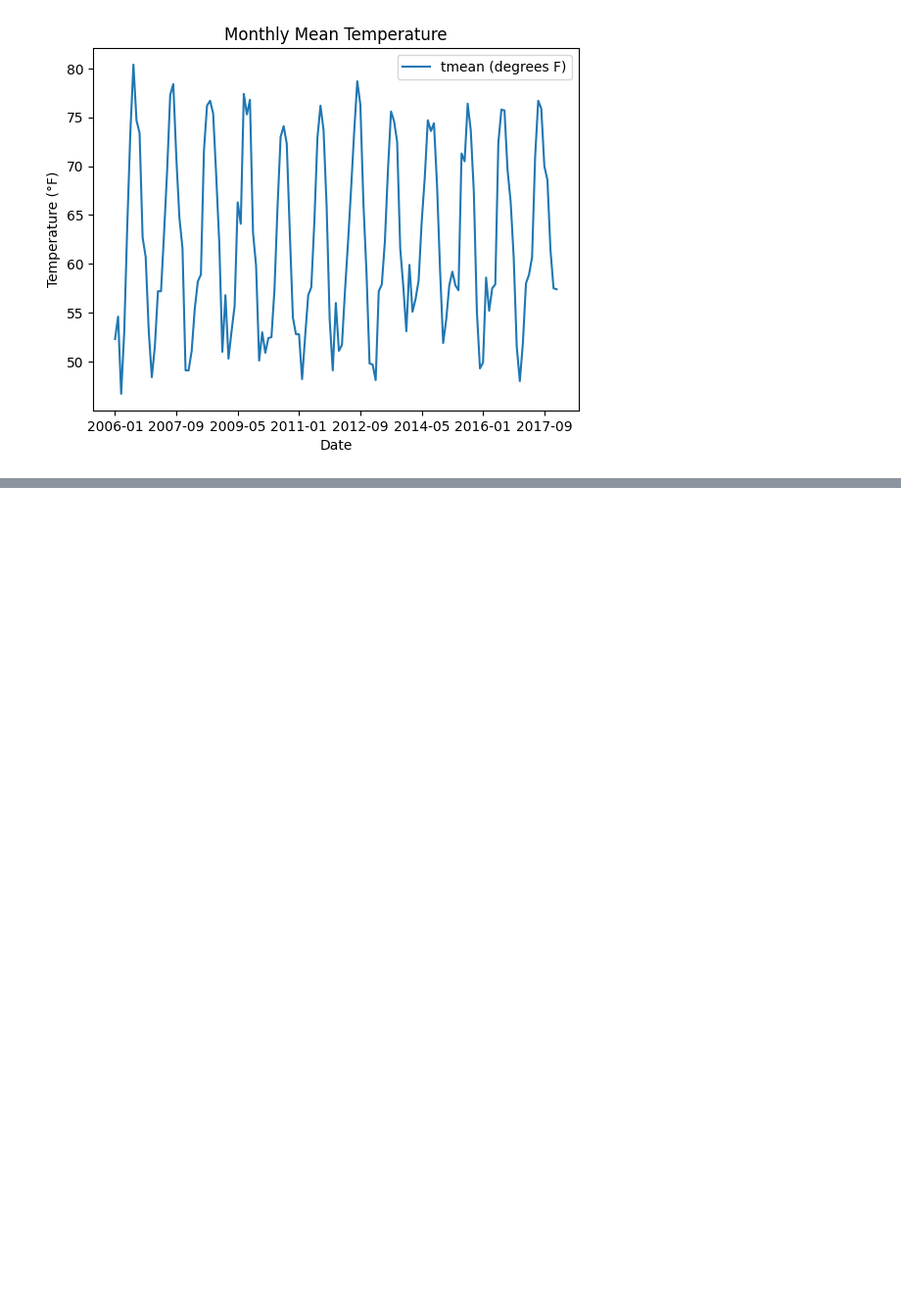
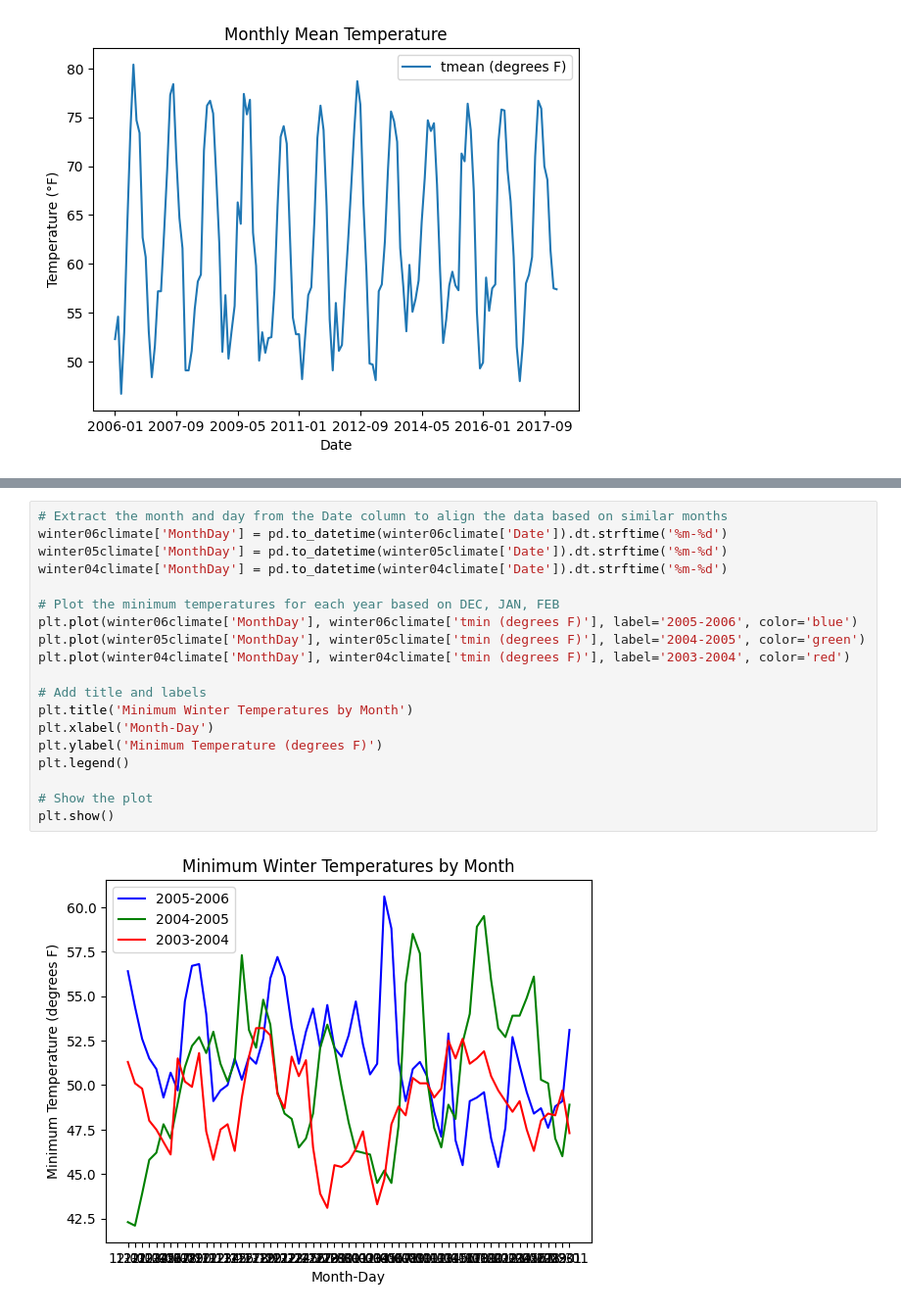
Before and after one commit to jmatrone/CEE609_Research_Project, a Jupyter notebook: Torrey_Pines.ipynb, the cells around one changed output, grey strips where cells are left out. Shown at 98% size. Cells and saved outputs as stored; diff of their text form; blank space fills up the shorter version.

```diff
--- a/Torrey_Pines.ipynb
+++ b/Torrey_Pines.ipynb
@@ -258,0 +324,21 @@ print(weather_data.head())
+# %%
+# Extract the month and day from the Date column to align the data based on similar months
+winter06climate['MonthDay'] = pd.to_datetime(winter06climate['Date']).dt.strftime('%m-%d')
+winter05climate['MonthDay'] = pd.to_datetime(winter05climate['Date']).dt.strftime('%m-%d')
+winter04climate['MonthDay'] = pd.to_datetime(winter04climate['Date']).dt.strftime('%m-%d')
+
+# Plot the minimum temperatures for each year based on DEC, JAN, FEB
+plt.plot(winter06climate['MonthDay'], winter06climate['tmin (degrees F)'], label='2005-2006', color='blue')
+plt.plot(winter05climate['MonthDay'], winter05climate['tmin (degrees F)'], label='2004-2005', color='green')
+plt.plot(winter04climate['MonthDay'], winter04climate['tmin (degrees F)'], label='2003-2004', color='red')
+
+# Add title and labels
+plt.title('Minimum Winter Temperatures by Month')
+plt.xlabel('Month-Day')
+plt.ylabel('Minimum Temperature (degrees F)')
+plt.legend()
+
+# Show the plot
+plt.show()
+# %% [output]
+[figure, added]
```
Also changed, not shown: parts of 19 cells of this notebook.
